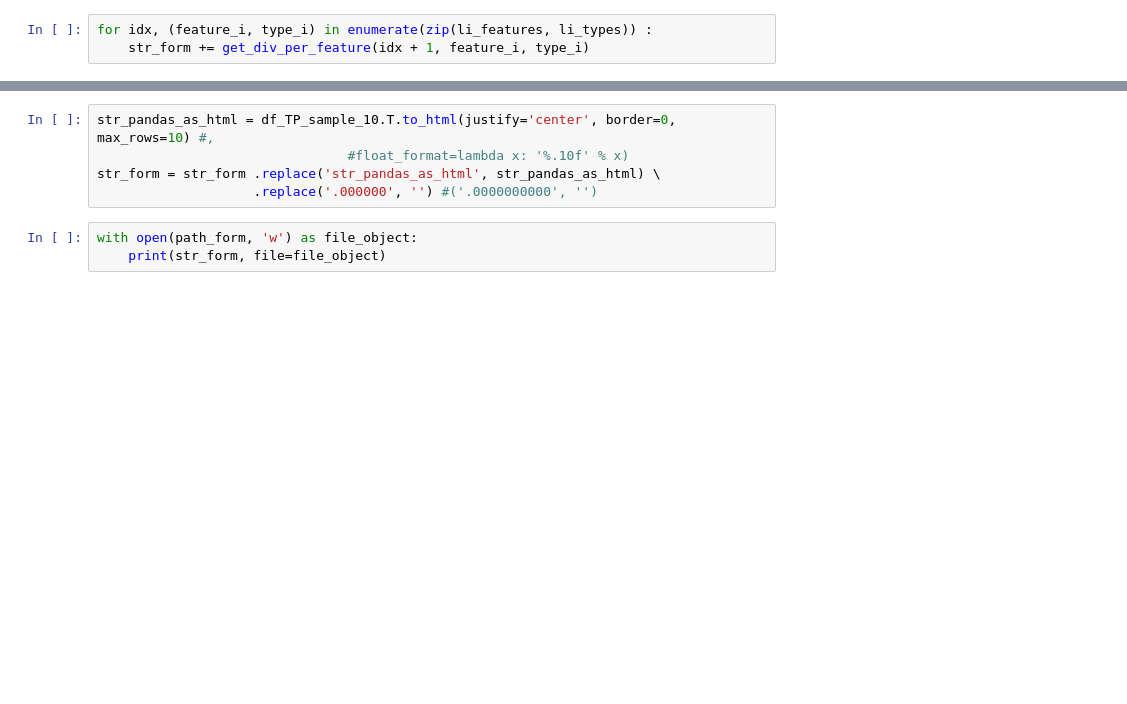
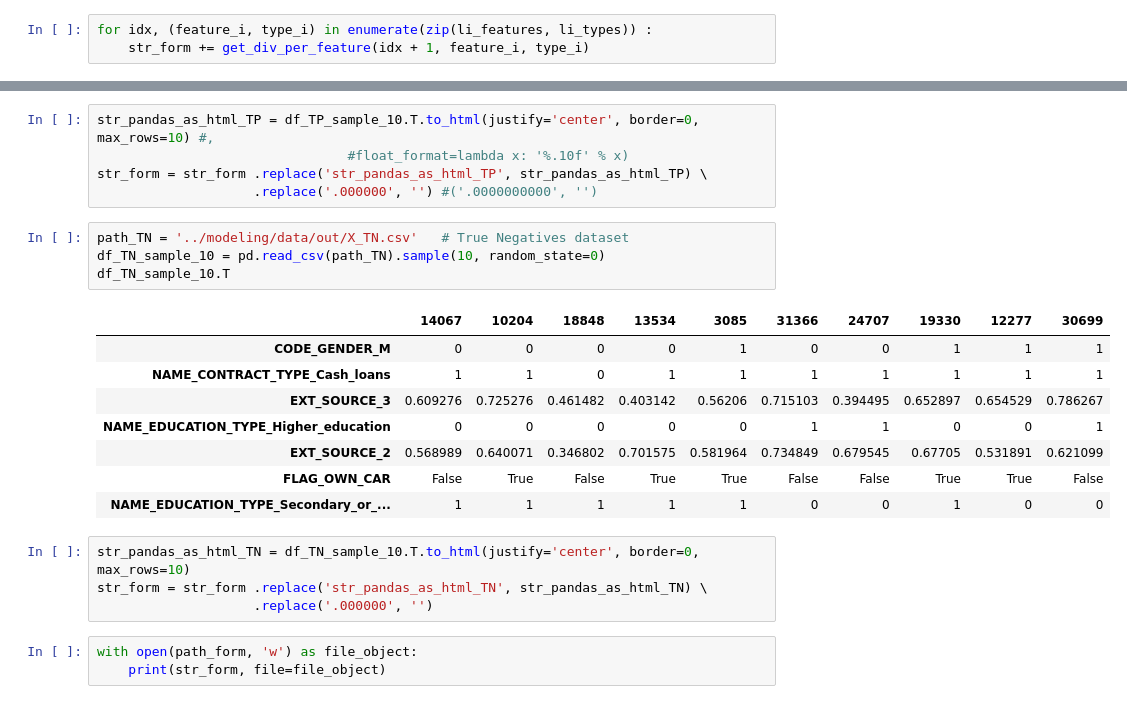
Before and after one commit to JeanRosselVallee/project_7, a Jupyter notebook: test_api/Jean_Vallée_5_notebook_test_API_042024.ipynb, the cells around one changed output, grey strips where cells are left out. Cells and saved outputs as stored; diff of their text form; blank space fills up the shorter version.

```diff
--- a/test_api/Jean_Vallée_5_notebook_test_API_042024.ipynb
+++ b/test_api/Jean_Vallée_5_notebook_test_API_042024.ipynb
@@ -434,8 +434,25 @@ df_TP_sample_10.T
 # %%
-str_pandas_as_html = df_TP_sample_10.T.to_html(justify='center', border=0, max_rows=10) #,
+str_pandas_as_html_TP = df_TP_sample_10.T.to_html(justify='center', border=0, max_rows=10) #,
                                 #float_format=lambda x: '%.10f' % x)
-str_form = str_form .replace('str_pandas_as_html', str_pandas_as_html) \
+str_form = str_form .replace('str_pandas_as_html_TP', str_pandas_as_html_TP) \
                     .replace('.000000', '') #('.0000000000', '')
+# %%
+path_TN = '../modeling/data/out/X_TN.csv'   # True Negatives dataset
+df_TN_sample_10 = pd.read_csv(path_TN).sample(10, random_state=0)
+df_TN_sample_10.T
+# %% [output]
+|  | 14067 | 10204 | 18848 | 13534 | 3085 | 31366 | 24707 | 19330 | 12277 | 30699 |
+| CODE_GENDER_M | 0 | 0 | 0 | 0 | 1 | 0 | 0 | 1 | 1 | 1 |
+| NAME_CONTRACT_TYPE_Cash_loans | 1 | 1 | 0 | 1 | 1 | 1 | 1 | 1 | 1 | 1 |
+| EXT_SOURCE_3 | 0.609276 | 0.725276 | 0.461482 | 0.403142 | 0.56206 | 0.715103 | 0.394495 | 0.652897 | 0.654529 | 0.786267 |
+| NAME_EDUCATION_TYPE_Higher_education | 0 | 0 | 0 | 0 | 0 | 1 | 1 | 0 | 0 | 1 |
+| EXT_SOURCE_2 | 0.568989 | 0.640071 | 0.346802 | 0.701575 | 0.581964 | 0.734849 | 0.679545 | 0.67705 | 0.531891 | 0.621099 |
+| FLAG_OWN_CAR | False | True | False | True | True | False | False | True | True | False |
+| NAME_EDUCATION_TYPE_Secondary_or_... | 1 | 1 | 1 | 1 | 1 | 0 | 0 | 1 | 0 | 0 |
+# %%
+str_pandas_as_html_TN = df_TN_sample_10.T.to_html(justify='center', border=0, max_rows=10)
+str_form = str_form .replace('str_pandas_as_html_TN', str_pandas_as_html_TN) \
+                    .replace('.000000', '')
 # %%
 with open(path_form, 'w') as file_object:
     print(str_form, file=file_object)
```
Also changed, not shown: parts of 9 cells of this notebook, 2 other files.
